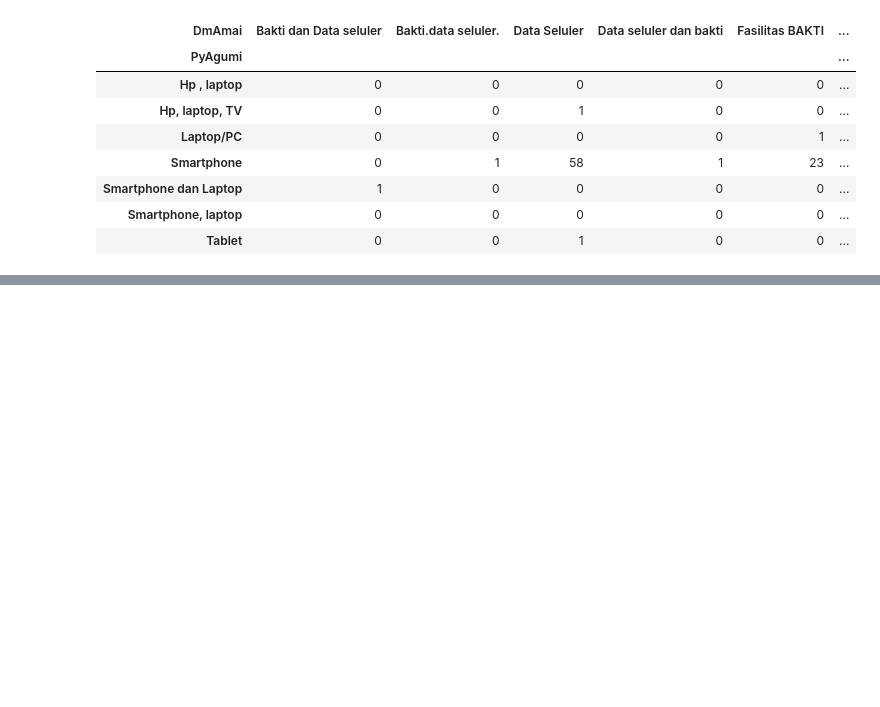
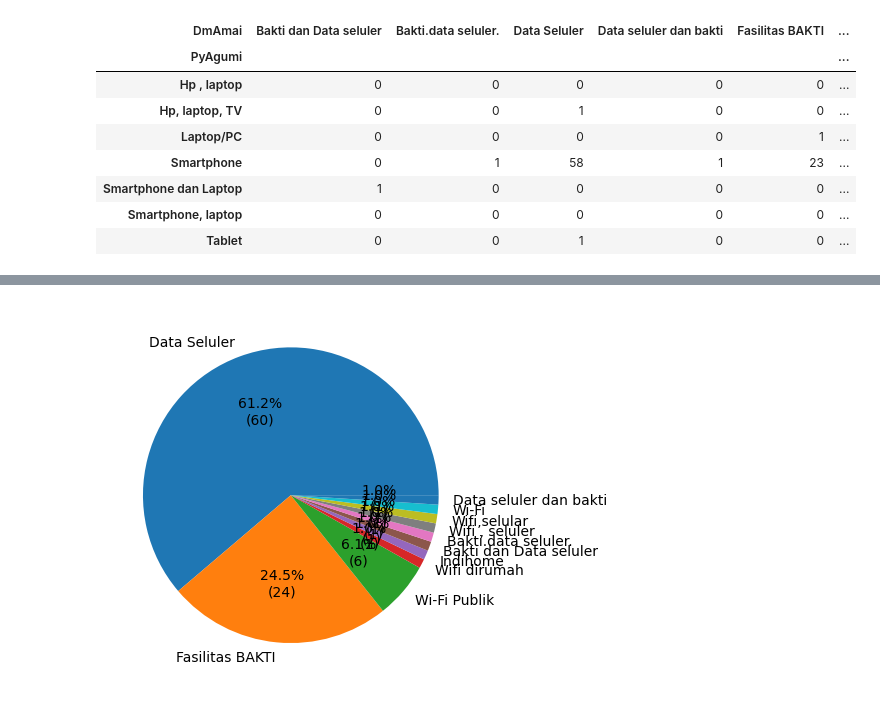
Before and after one commit to taudataanalytics/bakti2024, a Jupyter notebook: Bakti-2024.ipynb, the cells around one changed output, grey strips where cells are left out. Drawn from its saved outputs; the diff is of its cells as text; code cells hidden in the pictures; blank space fills up the shorter version.

```diff
--- a/Bakti-2024.ipynb
+++ b/Bakti-2024.ipynb
@@ -550,0 +512,13 @@ p = dfG.Psalp.value_counts().plot(kind='pie')
+# %%
+# 'Dari mana Anda mendapatkan akses internet ?': 'DmAmai',
+# 'Kualitas akses internet di lokasi Anda:': 'KaidlA',
+# 'Seberapa sering Anda menggunakan internet?': 'SsAmi',
+# 'Apa tujuan utama Anda menggunakan internet?\n( Pilih semua yang sesuai )': 'AtuAmiPsys',
+
+#pd.crosstab(dfS.DmAmai, dfS.AtuAmiPsys)
+#ax = sns.countplot(y = 'AtuAmiPsys', hue = 'DmAmai', data=dfS)
+s = dfS.DmAmai.value_counts()
+p = plt.pie(s, labels = s.index, autopct=autopct_format(s))
+plt.show()
+# %% [output]
+[figure, added]
```
Also changed, not shown: parts of 14 cells of this notebook.
